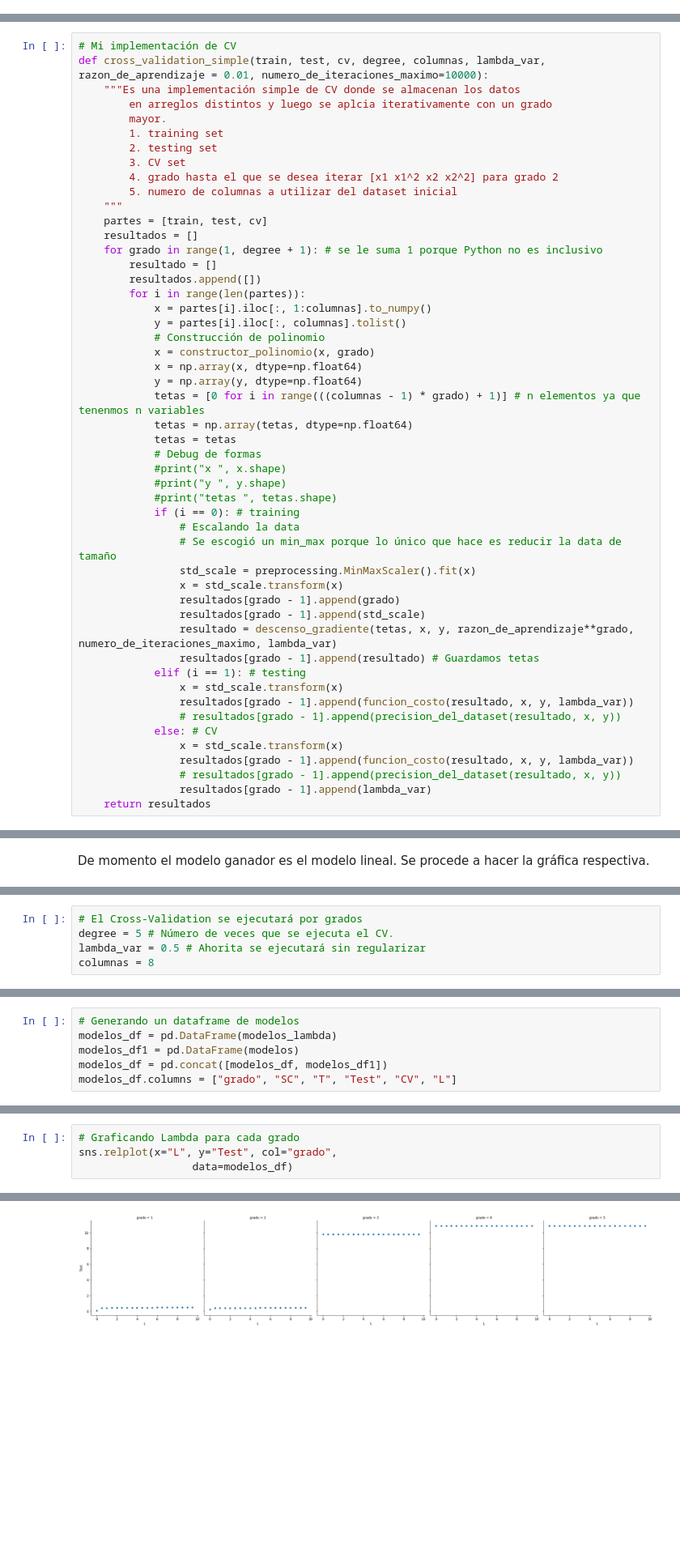
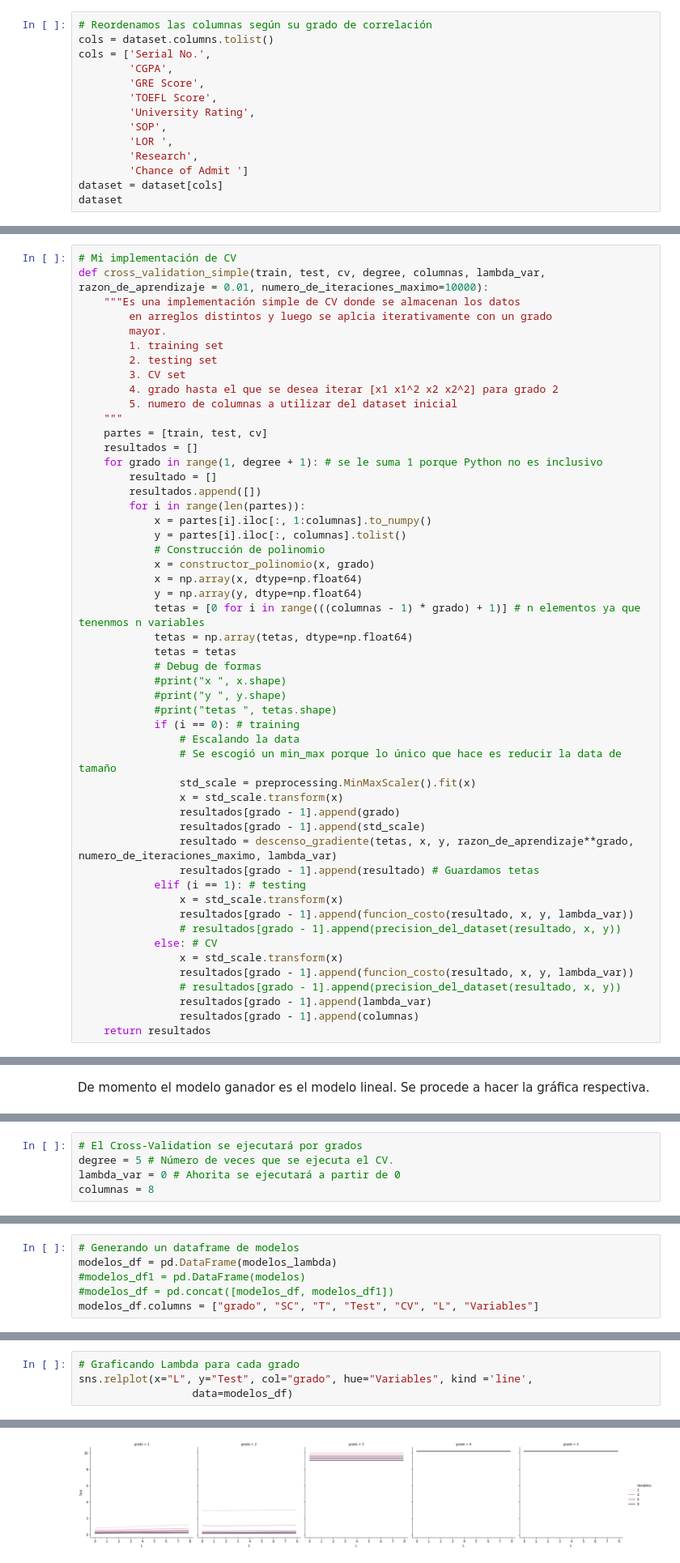
Before and after one commit to Jotade100/MLE2020, a Jupyter notebook: Lab 19Feb/Laboratorio2.ipynb, the cells around one changed output, grey strips where cells are left out. Shown at 81% size. Saved outputs shown, nothing was run; the diff lists cells and outputs as text; blank space fills up the shorter version.

Commit message:
Update Laboratorio2.ipynb
Actualizado para número de variables automatizado.

```diff
--- a/Lab 19Feb/Laboratorio2.ipynb
+++ b/Lab 19Feb/Laboratorio2.ipynb
@@ -72,3 +72,17 @@ sns.heatmap(corr, mask=mask, square=True).set_title("Correlación entre variable
 [figure]
 # %% [markdown]
 Las variables más correlacionadas son CGPA, GRE y TOEFL
+# %%
+# Reordenamos las columnas según su grado de correlación
+cols = dataset.columns.tolist()
+cols = ['Serial No.',
+        'CGPA',
+        'GRE Score',
+        'TOEFL Score',
+        'University Rating',
+        'SOP',
+        'LOR ',
+        'Research',
+        'Chance of Admit ']
+dataset = dataset[cols]
+dataset
@@ -205,6 +233,7 @@ def cross_validation_simple(train, test, cv, degree, columnas, lambda_var, razon
                 resultados[grado - 1].append(funcion_costo(resultado, x, y, lambda_var))
                 # resultados[grado - 1].append(precision_del_dataset(resultado, x, y))
                 resultados[grado - 1].append(lambda_var)
+                resultados[grado - 1].append(columnas)
     return resultados
 # %%
 # Construcción de polinomio
@@ -351,7 +385,7 @@ def cross_validation_lambda(train, test, cv, degree, columnas, lambda_var, razon
 # %%
 # El Cross-Validation se ejecutará por grados
 degree = 5 # Número de veces que se ejecuta el CV.
-lambda_var = 0.5 # Ahorita se ejecutará sin regularizar
+lambda_var = 0 # Ahorita se ejecutará a partir de 0
 columnas = 8
 # %%
 modelos_lambda = cross_validation_lambda(train, test, cv, degree, columnas, lambda_var)
@@ -397,7 +439,7 @@ plt.legend()
 # %%
 # Generando un dataframe de modelos
 modelos_df = pd.DataFrame(modelos_lambda)
-modelos_df1 = pd.DataFrame(modelos)
-modelos_df = pd.concat([modelos_df, modelos_df1])
-modelos_df.columns = ["grado", "SC", "T", "Test", "CV", "L"]
+#modelos_df1 = pd.DataFrame(modelos)
+#modelos_df = pd.concat([modelos_df, modelos_df1])
+modelos_df.columns = ["grado", "SC", "T", "Test", "CV", "L", "Variables"]
 # %%
@@ -421,11 +469,11 @@ L        float64
 dtype: object
 # %%
 # Graficando Lambda para cada grado
-sns.relplot(x="L", y="Test", col="grado",
+sns.relplot(x="L", y="Test", col="grado", hue="Variables", kind ='line',
                   data=modelos_df)
 # %% [output]
 <seaborn.axisgrid.FacetGrid at 0x...>
-[figure, old version]
+[figure, new version]
 # %% [markdown]
 #### Comentario Juandieguístico
 Se percibe que los datos con grado 1 y 2 tienen costos bajos. Compararemos ambos para ver gráficamente cuál resulta mejor.
```
Also changed, not shown: parts of 17 cells of this notebook.
